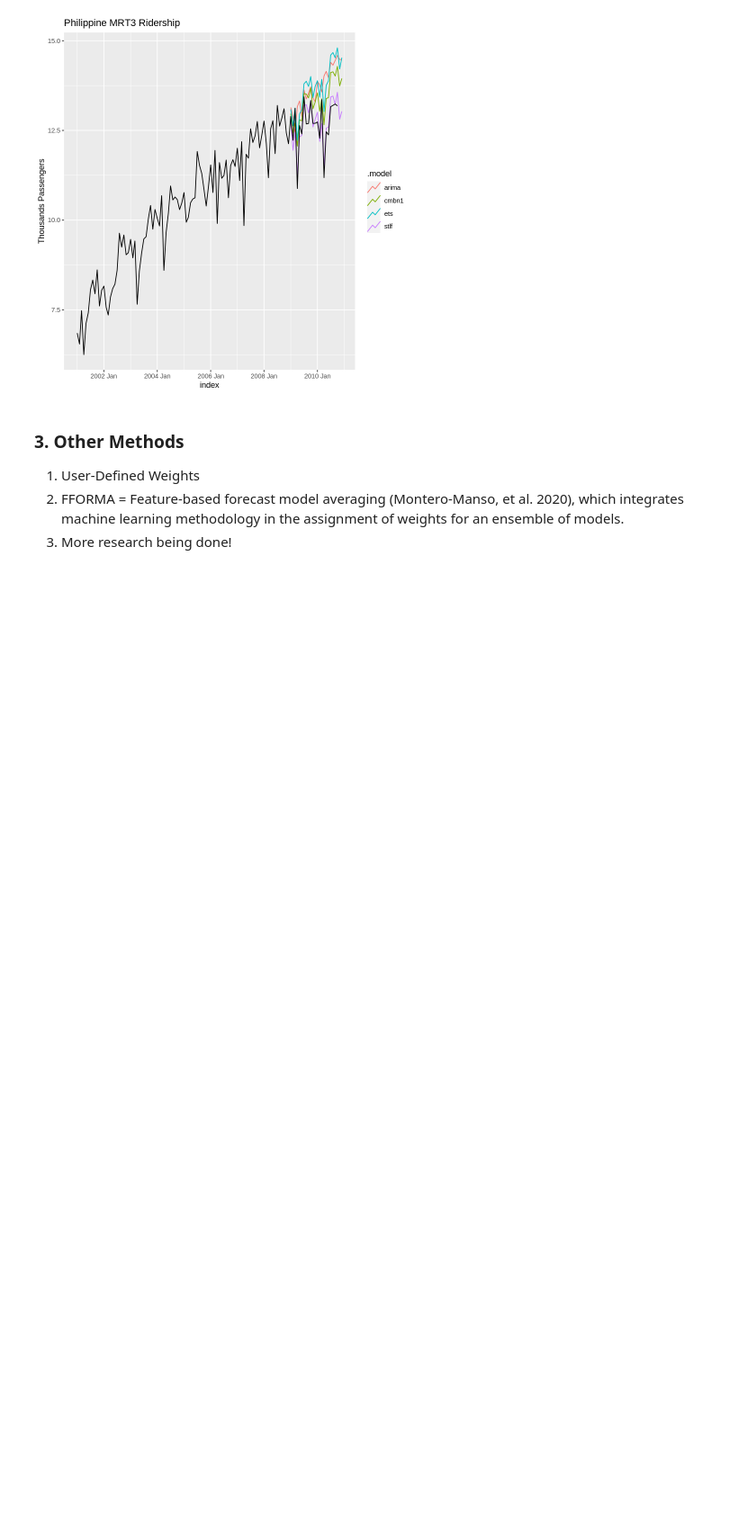
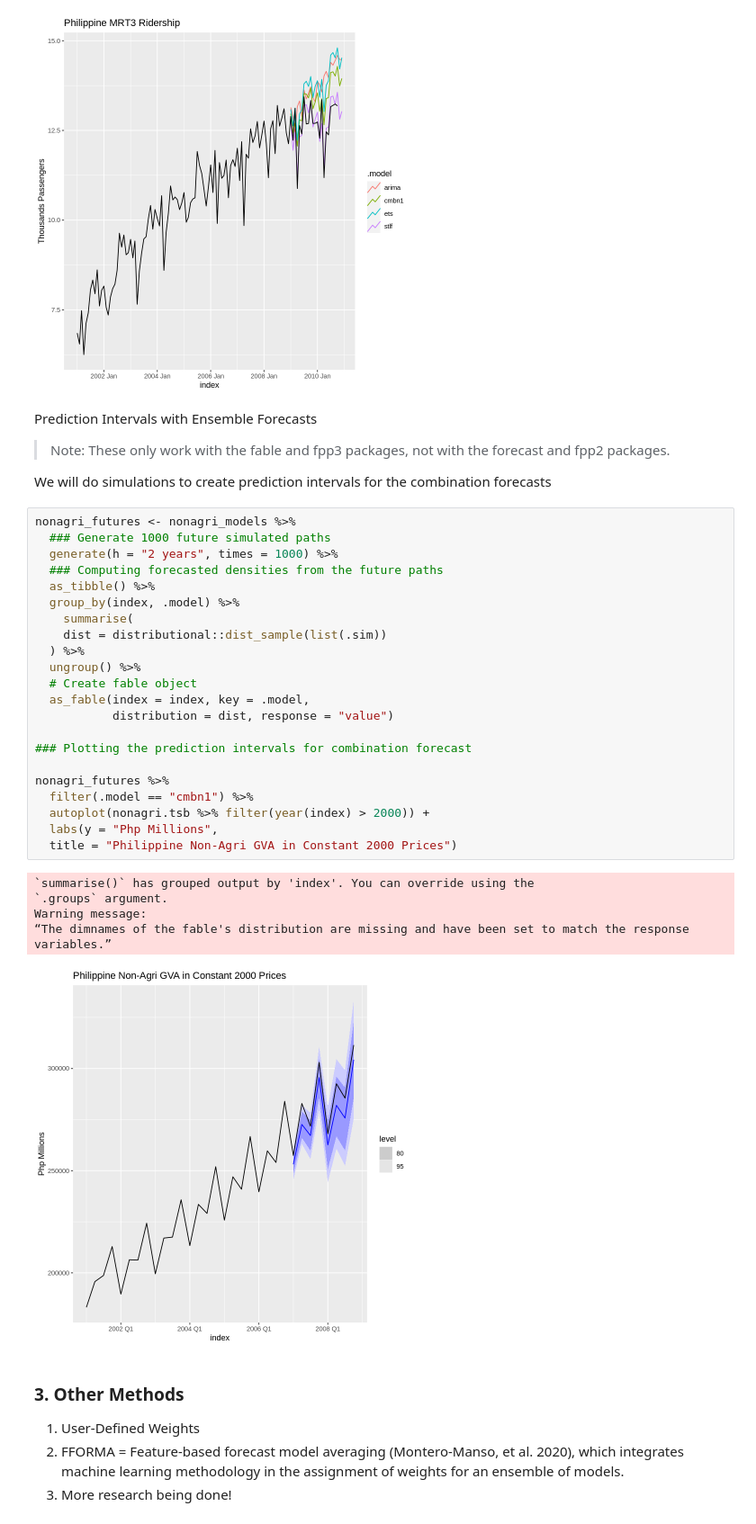
Before and after one commit to pacayton/forecast_combination_seminar, a Jupyter notebook: Forecast_Combination_R.ipynb, the cells around one changed output. Shown at 90% size. Saved outputs shown, nothing was run; the diff lists cells and outputs as text; blank space fills up the shorter version.

```diff
--- a/Forecast_Combination_R.ipynb
+++ b/Forecast_Combination_R.ipynb
@@ -289,6 +289,40 @@ A tibble: 4 × 10
 | ets | Test | -0.96670208 | 1.0870978 | 0.9667021 | -7.7226659 | 7.722666 | 1.1972801 | 1.1460551 | 0.29467327 |
 | arima | Test | -0.95327723 | 1.2120046 | 1.0181354 | -7.7645969 | 8.259012 | 1.2609813 | 1.2777361 | -0.02891336 |
 [figure]
+# %% [markdown]
+Prediction Intervals with Ensemble Forecasts
+
+> Note: These only work with the fable and fpp3 packages, not with the forecast and fpp2 packages.
+
+We will do simulations to create prediction intervals for the combination forecasts
+# %%
+nonagri_futures <- nonagri_models %>%
+  ### Generate 1000 future simulated paths
+  generate(h = "2 years", times = 1000) %>%
+  ### Computing forecasted densities from the future paths
+  as_tibble() %>%
+  group_by(index, .model) %>%
+    summarise(
+    dist = distributional::dist_sample(list(.sim))
+  ) %>%
+  ungroup() %>%
+  # Create fable object
+  as_fable(index = index, key = .model,
+           distribution = dist, response = "value")
+
+### Plotting the prediction intervals for combination forecast
+
+nonagri_futures %>%
+  filter(.model == "cmbn1") %>%
+  autoplot(nonagri.tsb %>% filter(year(index) > 2000)) +
+  labs(y = "Php Millions",
+  title = "Philippine Non-Agri GVA in Constant 2000 Prices")
+# %% [output]
+`summarise()` has grouped output by 'index'. You can override using the
+`.groups` argument.
+Warning message:
+“The dimnames of the fable's distribution are missing and have been set to match the response variables.”
+[figure, added]
 # %% [markdown]
 ### 3. Other Methods
 
```
Also changed, not shown: parts of 2 cells of this notebook.
